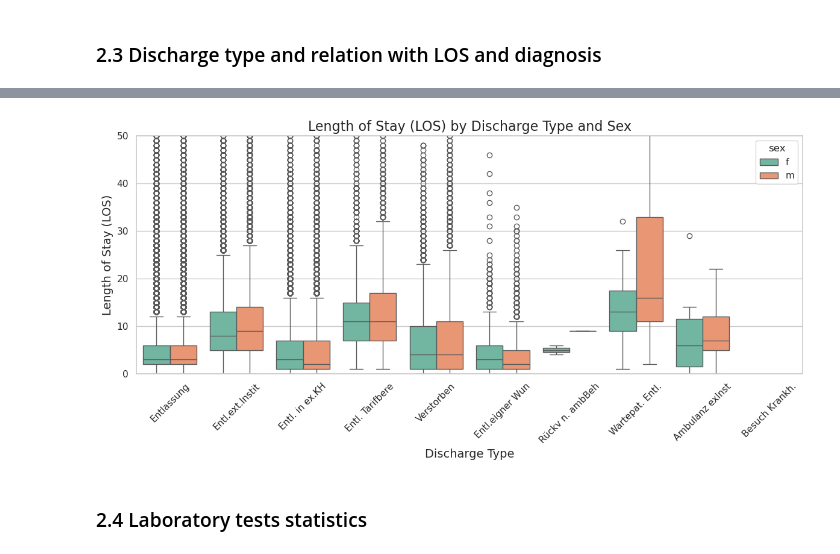
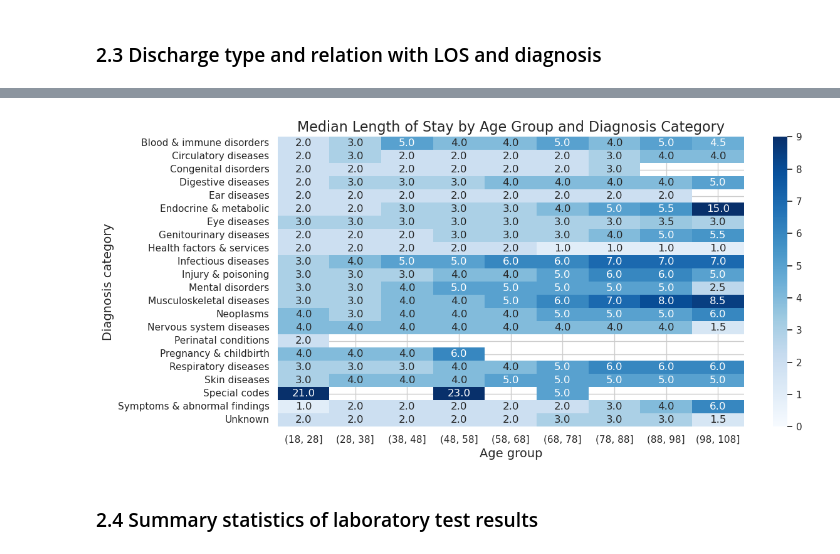
Before and after one commit to Yokopa/hospital-stay-discharge-prediction, a Jupyter notebook: code/4_eda_merged_data.ipynb, the cells around one changed output, grey strips where cells are left out. Saved outputs shown, nothing was run; the diff lists cells and outputs as text; code cells hidden in the pictures.

```diff
--- a/code/4_eda_merged_data.ipynb
+++ b/code/4_eda_merged_data.ipynb
@@ -313,16 +304,15 @@ plt.show()
-# %%
-plt.figure(figsize=(12, 6))
-sns.boxplot(x='discharge_type', y='length_of_stay_days', hue='sex', data=merged_data, palette='Set2')
-# Set y-axis limit
-plt.ylim(0, 50)
-plt.title('Length of Stay (LOS) by Discharge Type and Sex', fontsize=16)
-plt.xlabel('Discharge Type', fontsize=14)
-plt.ylabel('Length of Stay (LOS)', fontsize=14)
-plt.xticks(rotation=45)
-plt.tight_layout()
-
-plt.show()
-# %% [output]
-[figure, removed]
+# %%
+# Heatmap to visualize the median length of stay (LOS) for patients across different diagnosis categories and age groups.
+
+merged_data['age_group'] = pd.cut(merged_data['age'], bins=np.arange(18, 110, 10))  # Create age groups
+pivot_table = merged_data.pivot_table(index='diagnosis_category', columns='age_group', values='length_of_stay_days', aggfunc='median', observed=False)
+plt.figure(figsize=(12, 6))
+sns.heatmap(pivot_table, cmap="Blues", annot=True, fmt=".1f", vmin=0, vmax=9)
+plt.title('Median Length of Stay by Age Group and Diagnosis Category', fontsize=16)
+plt.xlabel('Age group', fontsize=14)
+plt.ylabel('Diagnosis category', fontsize=14)
+plt.show()
+# %% [output]
+[figure, added]
 # %% [markdown]
-### 2.4 Laboratory tests statistics
+### 2.4 Summary statistics of laboratory test results
```
Also changed, not shown: parts of 21 cells of this notebook.
